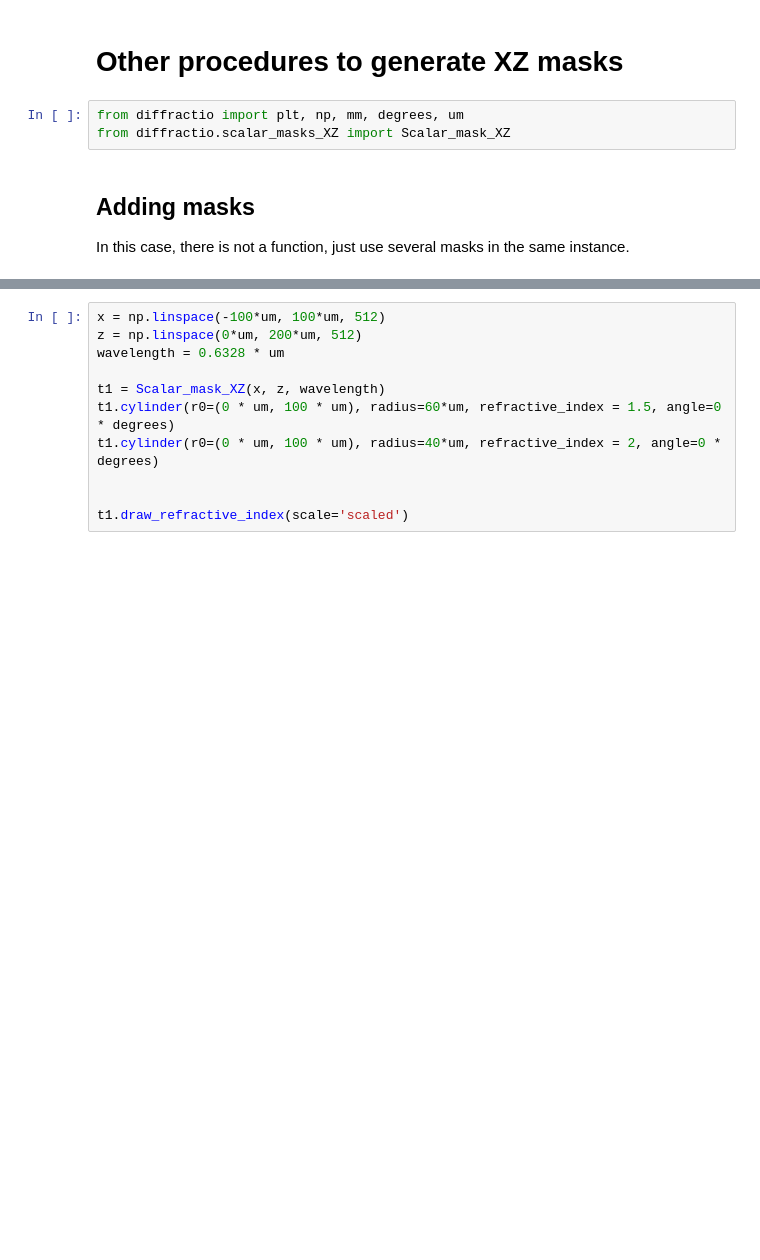
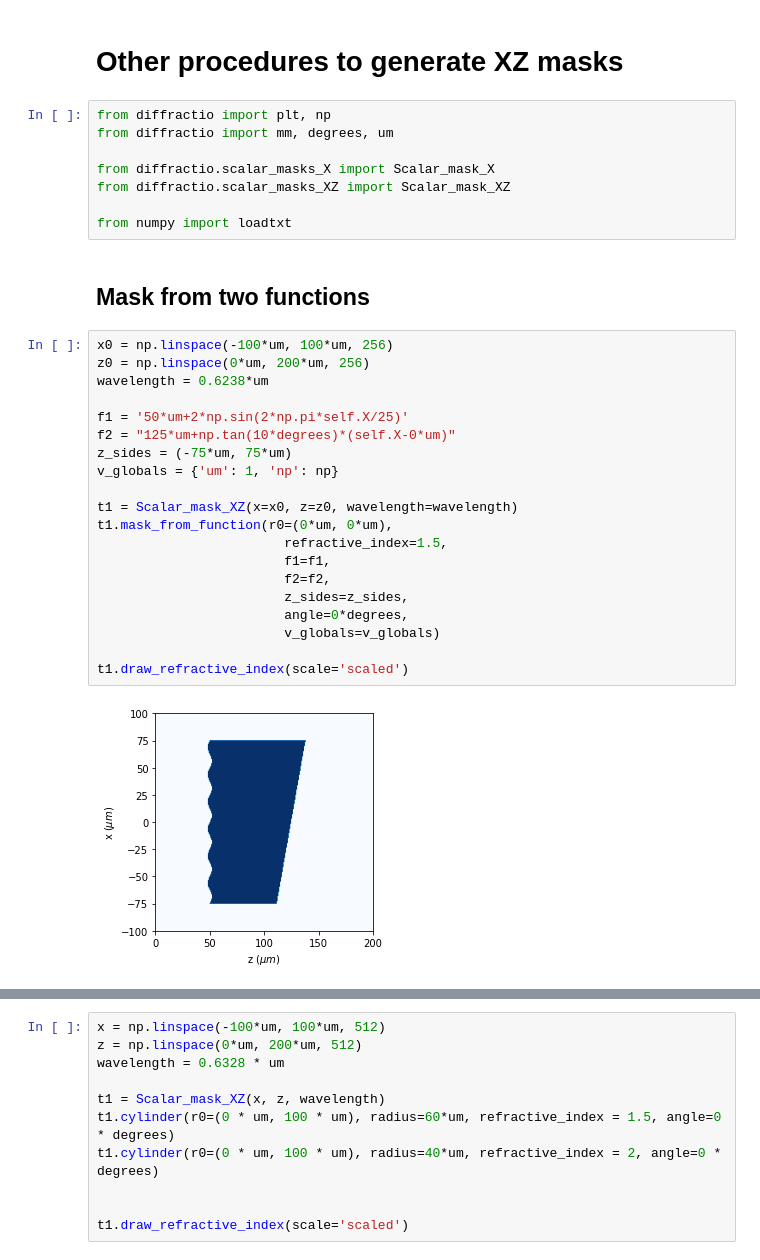
Before and after one commit to aocg-ucm/diffractio, a Jupyter notebook: docs/source/tutorial_scalar/scalar_XZ/masks_xz_procedures.ipynb, the cells around one changed output, grey strips where cells are left out. Saved outputs shown, nothing was run; the diff lists cells and outputs as text; blank space fills up the shorter version.

```diff
--- a/docs/source/tutorial_scalar/scalar_XZ/masks_xz_procedures.ipynb
+++ b/docs/source/tutorial_scalar/scalar_XZ/masks_xz_procedures.ipynb
@@ -1,9 +1,34 @@
 # %% [markdown]
 # Other procedures to generate XZ masks
 # %%
-from diffractio import plt, np, mm, degrees, um
+from diffractio import plt, np
+from diffractio import mm, degrees, um
+
+from diffractio.scalar_masks_X import Scalar_mask_X
 from diffractio.scalar_masks_XZ import Scalar_mask_XZ
+
+from numpy import loadtxt
-# %% [markdown]
-## Adding masks
-
-In this case, there is not a function, just use several masks in the same instance.
+# %% [markdown]
+## Mask from two functions
+# %%
+x0 = np.linspace(-100*um, 100*um, 256)
+z0 = np.linspace(0*um, 200*um, 256)
+wavelength = 0.6238*um
+
+f1 = '50*um+2*np.sin(2*np.pi*self.X/25)'
+f2 = "125*um+np.tan(10*degrees)*(self.X-0*um)"
+z_sides = (-75*um, 75*um)
+v_globals = {'um': 1, 'np': np}
+
+t1 = Scalar_mask_XZ(x=x0, z=z0, wavelength=wavelength)
+t1.mask_from_function(r0=(0*um, 0*um),
+                        refractive_index=1.5,
+                        f1=f1,
+                        f2=f2,
+                        z_sides=z_sides,
+                        angle=0*degrees,
+                        v_globals=v_globals)
+
+t1.draw_refractive_index(scale='scaled')
+# %% [output]
+[figure, added]
```
Also changed, not shown: parts of 31 cells of this notebook, 9 other files.
